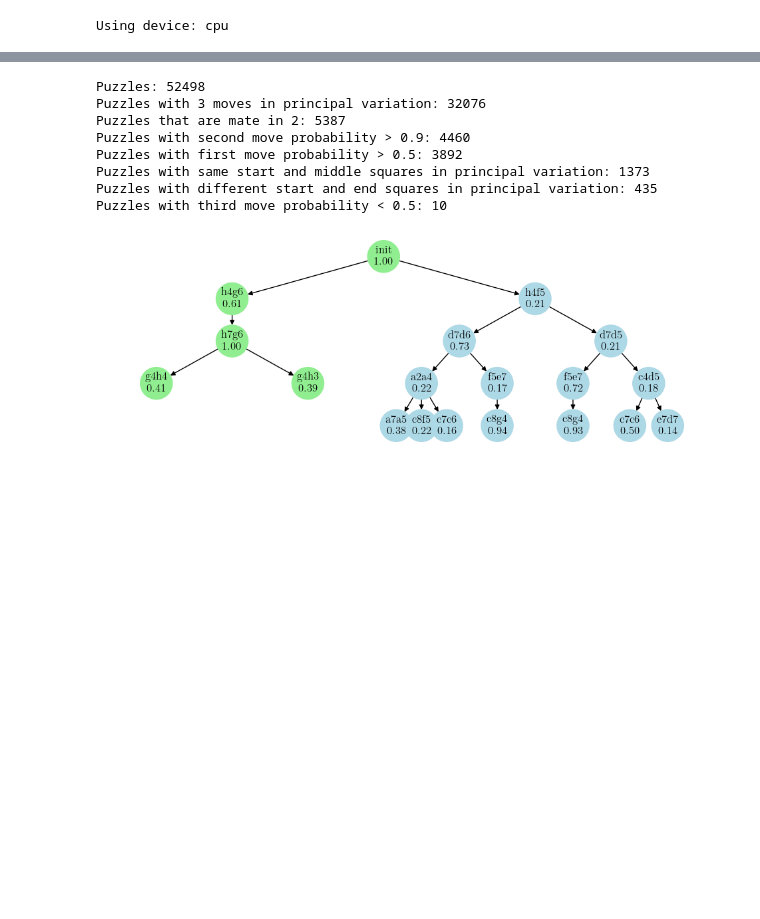
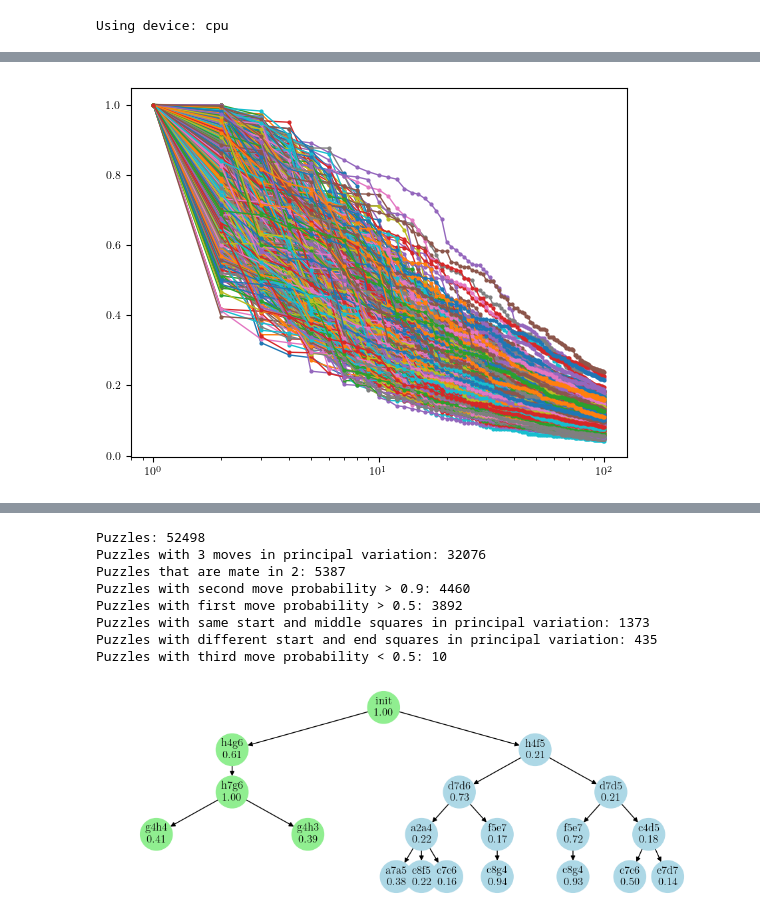
Before and after one commit to diogo-cruz/leela-interp, a Jupyter notebook: alternative_moves_L12H12_mate.ipynb, the cells around one changed output, grey strips where cells are left out. Saved outputs shown, nothing was run; the diff lists cells and outputs as text; code cells hidden in the pictures; blank space fills up the shorter version.

```diff
--- a/alternative_moves_L12H12_mate.ipynb
+++ b/alternative_moves_L12H12_mate.ipynb
@@ -46,0 +143,13 @@ study.attribution_boards[0]
+# %%
+for i in range(n_boards):
+    max_values = np.sum(np.abs(value_data[i]), axis=(0, 1)).flatten()
+    max_values /= np.max(max_values)
+    # Sort in decreasing order
+    max_values = np.sort(max_values)[::-1]
+    plt.plot(np.arange(1, 100+1), max_values[:100], marker='o', markersize=2, linewidth=1)#, label=f"{i}")
+#plt.yscale('log')
+plt.xscale('log')
+#plt.legend()
+plt.show()
+# %% [output]
+[figure, added]
```
Also changed, not shown: parts of 23 cells of this notebook, 4 other files.
